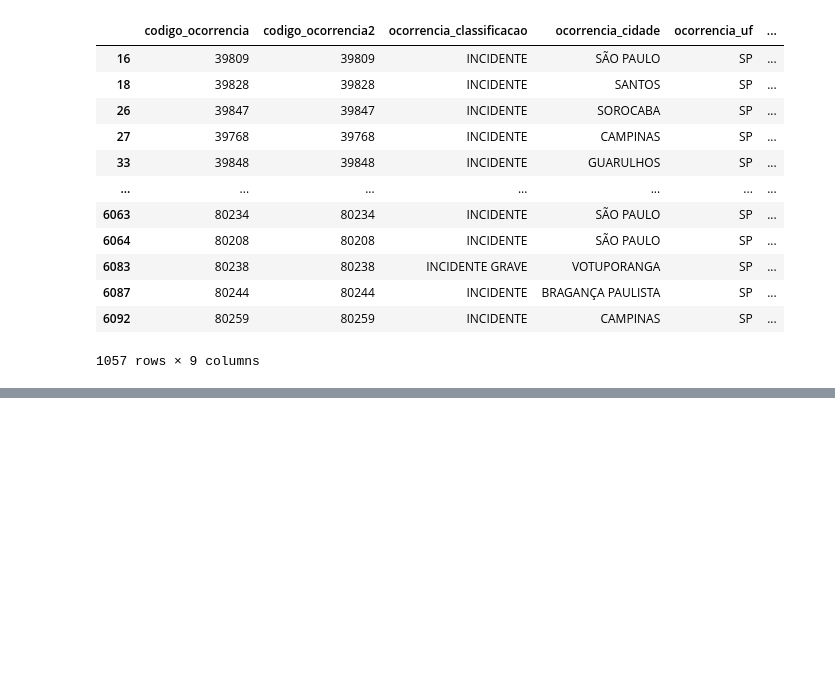
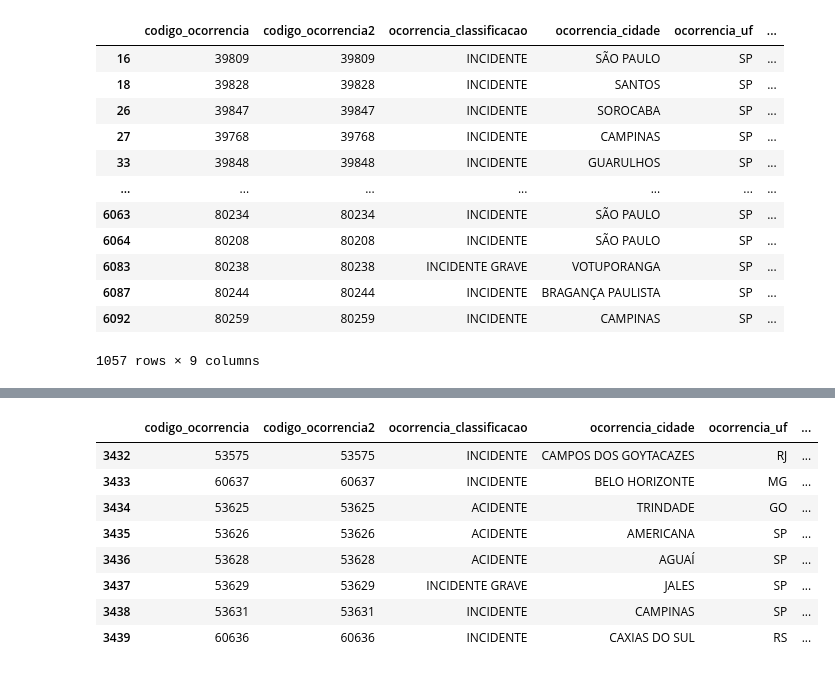
Before and after one commit to FranciscoStanley/ETL, a Jupyter notebook: projeto/transformacao.ipynb, the cells around one changed output, grey strips where cells are left out. Drawn from its saved outputs; the diff is of its cells as text; code cells hidden in the pictures; blank space fills up the shorter version.

```diff
--- a/projeto/transformacao.ipynb
+++ b/projeto/transformacao.ipynb
@@ -335,0 +460,17 @@ df.loc[filtro1 & filtro2]
+# %%
+#ocorrências do ano de 2015 e mês dezembro == 12 e dias entre 3 e 8.
+filtro_ano = df.ocorrencia_dia.dt.year == 2015
+filtro_mes = df.ocorrencia_dia.dt.month == 12
+filtro_dia_inicio = df.ocorrencia_dia.dt.day > 2
+filtro_dia_final = df.ocorrencia_dia.dt.day < 9
+df.loc[filtro_ano & filtro_mes & filtro_dia_inicio & filtro_dia_final]
+# %% [output]
+|  | codigo_ocorrencia | codigo_ocorrencia2 | ocorrencia_classificacao | ocorrencia_cidade | ocorrencia_uf | ... |
+| 3432 | 53575 | 53575 | INCIDENTE | CAMPOS DOS GOYTACAZES | RJ | ... |
+| 3433 | 60637 | 60637 | INCIDENTE | BELO HORIZONTE | MG | ... |
+| 3434 | 53625 | 53625 | ACIDENTE | TRINDADE | GO | ... |
+| 3435 | 53626 | 53626 | ACIDENTE | AMERICANA | SP | ... |
+| 3436 | 53628 | 53628 | ACIDENTE | AGUAÍ | SP | ... |
+| 3437 | 53629 | 53629 | INCIDENTE GRAVE | JALES | SP | ... |
+| 3438 | 53631 | 53631 | INCIDENTE | CAMPINAS | SP | ... |
+| 3439 | 60636 | 60636 | INCIDENTE | CAXIAS DO SUL | RS | ... |
```
Also changed, not shown: parts of 7 cells of this notebook.
